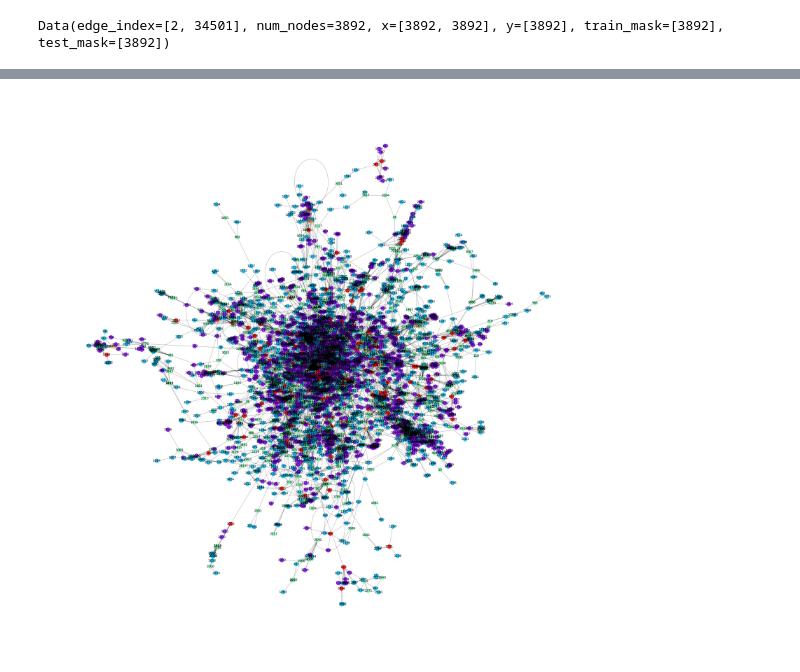
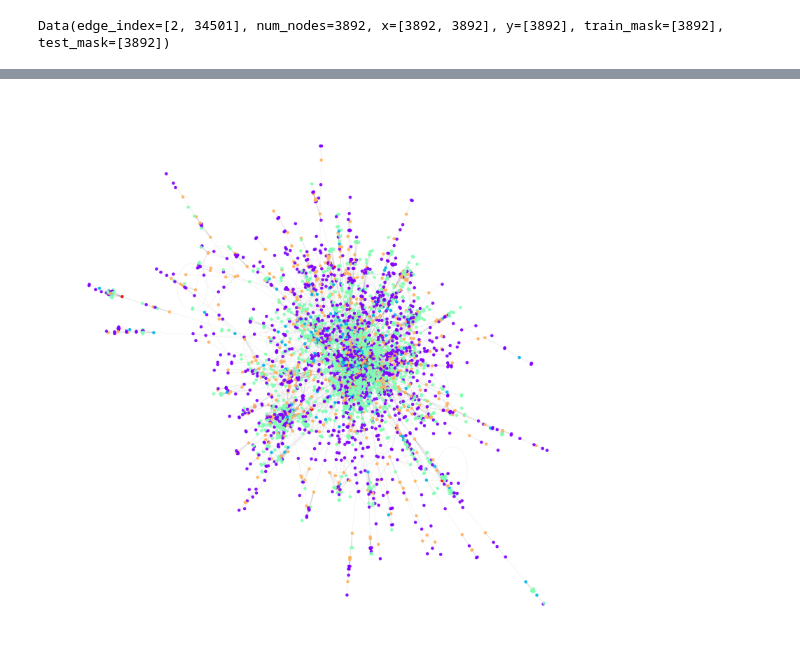
Before and after one commit to Rajinthan17/CIS-7029-Social-Media-Analytics-for-Business, a Jupyter notebook: Community Detection/index.ipynb, the cells around one changed output, grey strips where cells are left out. Saved outputs shown, nothing was run; the diff lists cells and outputs as text; code cells hidden in the pictures.

```diff
--- a/Community Detection/index.ipynb
+++ b/Community Detection/index.ipynb
@@ -132,24 +132,26 @@ embeddings = model(data)
 clusters = community_detection(embeddings)
 # %%
 def visualize_communities(G, clusters):
-    plt.figure(figsize=(20, 20))  # Set a larger figure size
-    pos = nx.spring_layout(G, k=0.1, iterations=200)  # Adjust layout for better spacing
+    plt.figure(figsize=(20, 20))  # Large figure size for clarity
+
+    # Use a layout that spreads nodes out more
+    pos = nx.spring_layout(G, k=0.05, iterations=300)  # Increase k to spread out nodes more
 
     # Draw nodes with community clusters
-    nx.draw_networkx_nodes(G, pos, node_color=clusters, cmap=plt.cm.rainbow,
-                           node_size=100, alpha=0.8)
+    nodes = nx.draw_networkx_nodes(G, pos, node_color=clusters, cmap=plt.cm.rainbow,
+                                   node_size=50, alpha=0.9)
 
-    # Draw edges with reduced opacity
-    nx.draw_networkx_edges(G, pos, alpha=0.5, width=0.5)
+    # Draw edges with reduced opacity and thickness
+    edges = nx.draw_networkx_edges(G, pos, alpha=0.3, width=0.2)
 
-    # Optionally, you can draw labels if the graph isn't too dense
-    nx.draw_networkx_labels(G, pos, font_size=8, font_color='black')
+    # Draw node labels if the graph is not too dense
+    # nx.draw_networkx_labels(G, pos, font_size=8, font_color='black')
 
-    # Remove axis for better visual appeal
-    plt.axis('off')
-    plt.tight_layout()  # Automatically adjust subplot parameters to give specified padding
+    plt.axis('off')  # Turn off the axis
+    plt.tight_layout()  # Fit the plot nicely into the figure
+
     plt.show()
 
 visualize_communities(G, clusters)
 # %% [output]
-[figure, old version]
+[figure, new version]
```
Also changed, not shown: parts of 2 cells of this notebook, 4 other files.
